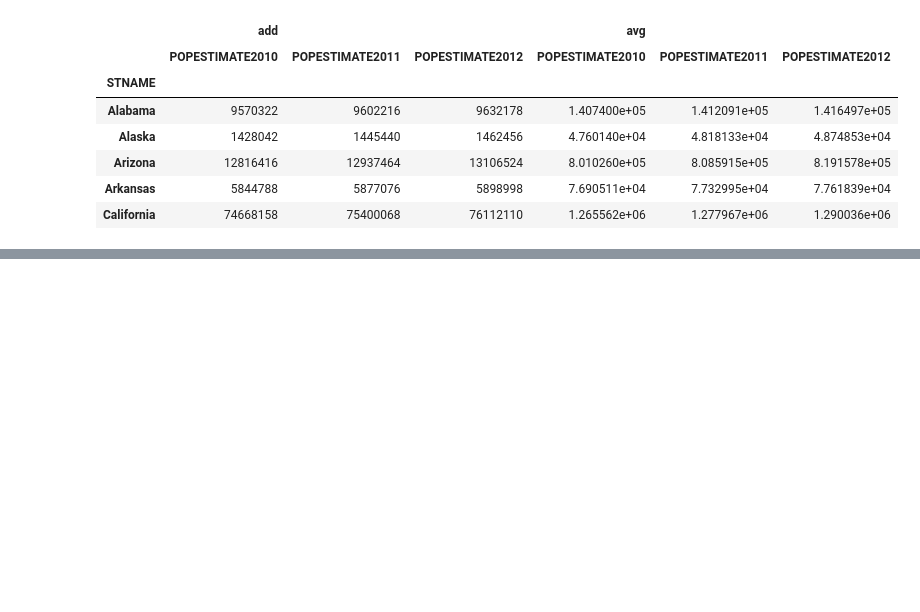
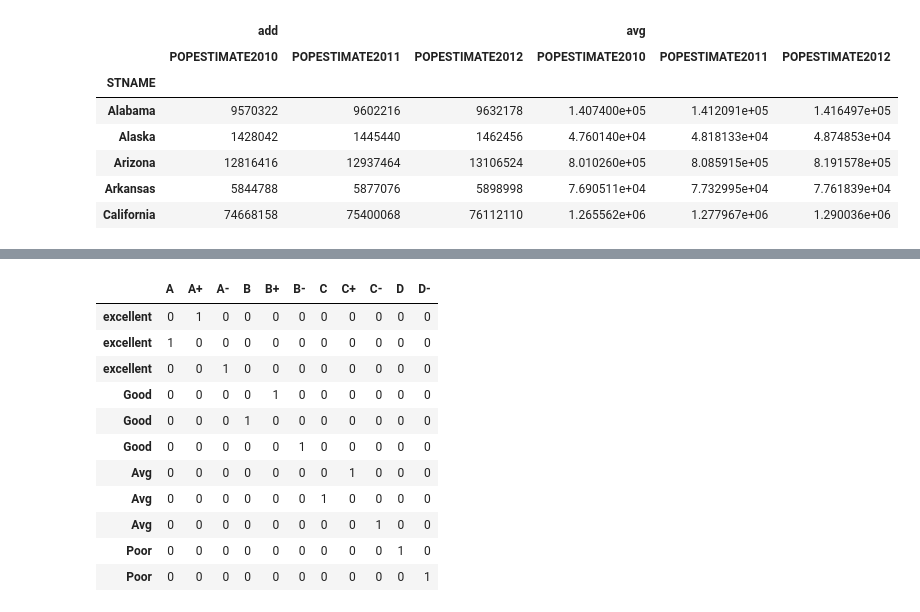
Before and after one commit to Sumad/DS, a Jupyter notebook: Python/UM Spcialization/DS_with_Python/Week 3/Advanced_Pandas.ipynb, the cells around one changed output, grey strips where cells are left out. Saved outputs shown, nothing was run; the diff lists cells and outputs as text; code cells hidden in the pictures; blank space fills up the shorter version.

```diff
--- a/Python/UM Spcialization/DS_with_Python/Week 3/Advanced_Pandas.ipynb
+++ b/Python/UM Spcialization/DS_with_Python/Week 3/Advanced_Pandas.ipynb
@@ -236,0 +285,4 @@ cs.set_index('STNAME').groupby(level =0)['POPESTIMATE2010', 'POPESTIMATE2011', '
+# %%
+df = pd.DataFrame(['A+', 'A', 'A-', 'B+', 'B', 'B-', 'C+', 'C', 'C-', 'D', 'D-'],
+            index = [3*['excellent'] + 3*['Good'] + 3*['Avg'] + 2*['Poor']], columns = ['Grades'])
+df
@@ -236,0 +302,3 @@ cs.set_index('STNAME').groupby(level =0)['POPESTIMATE2010', 'POPESTIMATE2011', '
+# %%
+grades_cat = df['Grades'].astype(dtype= 'category') # Series object
+grades_cat
@@ -236,0 +357,15 @@ cs.set_index('STNAME').groupby(level =0)['POPESTIMATE2010', 'POPESTIMATE2011', '
+# %%
+pd.get_dummies(grades_cat)
+# %% [output]
+|  | A | A+ | A- | B | B+ | B- | C | C+ | C- | D | D- |
+| excellent | 0 | 1 | 0 | 0 | 0 | 0 | 0 | 0 | 0 | 0 | 0 |
+| excellent | 1 | 0 | 0 | 0 | 0 | 0 | 0 | 0 | 0 | 0 | 0 |
+| excellent | 0 | 0 | 1 | 0 | 0 | 0 | 0 | 0 | 0 | 0 | 0 |
+| Good | 0 | 0 | 0 | 0 | 1 | 0 | 0 | 0 | 0 | 0 | 0 |
+| Good | 0 | 0 | 0 | 1 | 0 | 0 | 0 | 0 | 0 | 0 | 0 |
+| Good | 0 | 0 | 0 | 0 | 0 | 1 | 0 | 0 | 0 | 0 | 0 |
+| Avg | 0 | 0 | 0 | 0 | 0 | 0 | 0 | 1 | 0 | 0 | 0 |
+| Avg | 0 | 0 | 0 | 0 | 0 | 0 | 1 | 0 | 0 | 0 | 0 |
+| Avg | 0 | 0 | 0 | 0 | 0 | 0 | 0 | 0 | 1 | 0 | 0 |
+| Poor | 0 | 0 | 0 | 0 | 0 | 0 | 0 | 0 | 0 | 1 | 0 |
+| Poor | 0 | 0 | 0 | 0 | 0 | 0 | 0 | 0 | 0 | 0 | 1 |
```
Also changed, not shown: parts of 56 cells of this notebook, 2 other files.
